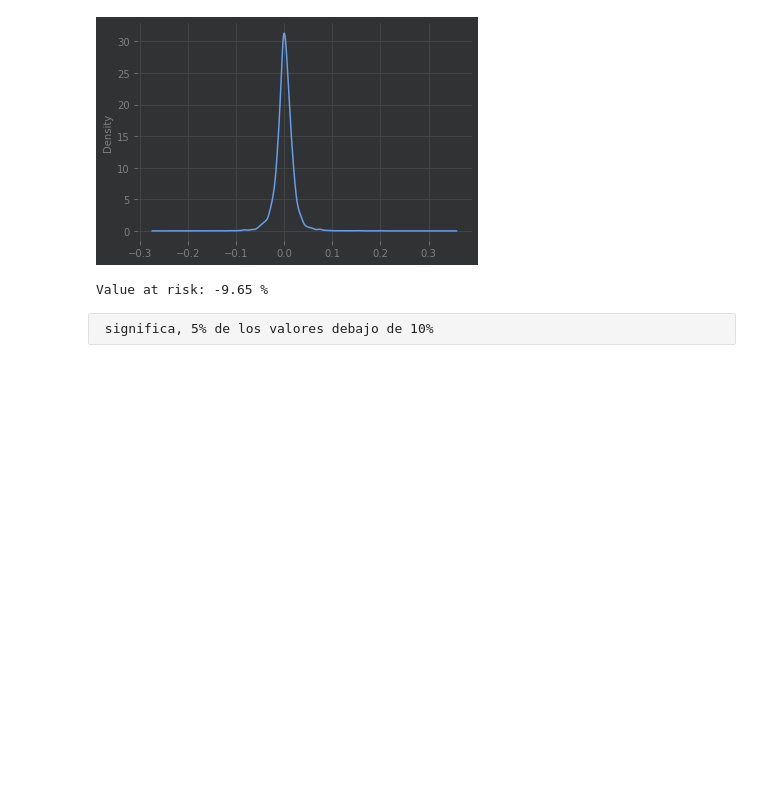
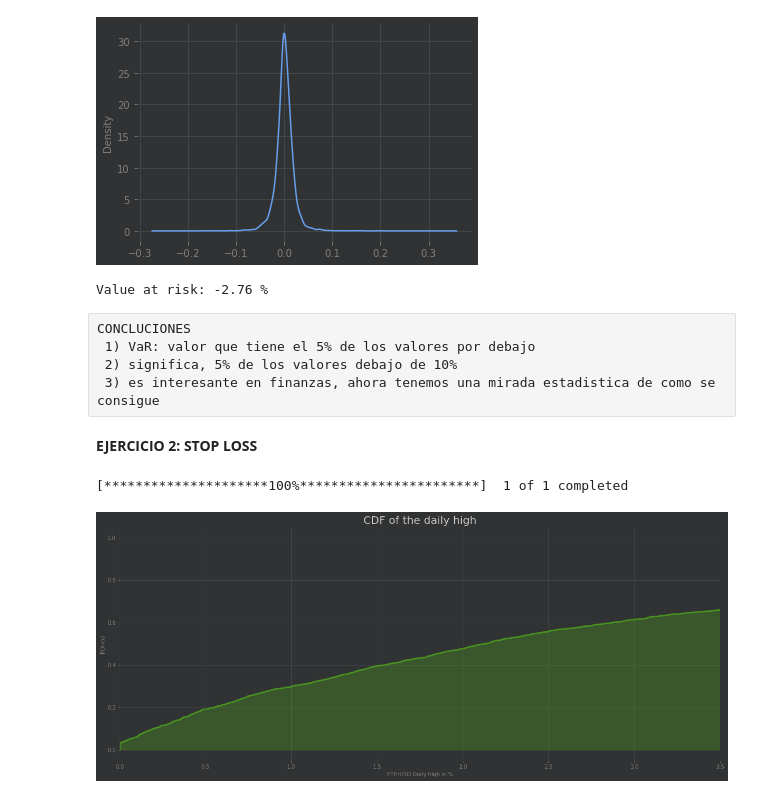
Before and after one commit to AgustinSt1990/FinanzasQuant, a Jupyter notebook: 001-Application-udemy.ipynb, the cells around one changed output. Cells and saved outputs as stored; diff of their text form; code cells hidden in the pictures; blank space fills up the shorter version.

```diff
--- a/001-Application-udemy.ipynb
+++ b/001-Application-udemy.ipynb
@@ -928,9 +916,49 @@ df['Close'].plot(kind='kde')
 <AxesSubplot:ylabel='Density'>
 [figure]
 # %%
-VaR = np.percentile(df['Close'], 0.05)*100
+VaR = np.quantile(df['Close'], 0.05)*100
 print (f'Value at risk: {"%.2f" %VaR} %')
 # %% [output]
-Value at risk: -9.65 %
+Value at risk: -2.76 %
 # %% [raw]
- significa, 5% de los valores debajo de 10%
+CONCLUCIONES
+ 1) VaR: valor que tiene el 5% de los valores por debajo
+ 2) significa, 5% de los valores debajo de 10%
+ 3) es interesante en finanzas, ahora tenemos una mirada estadistica de como se consigue
+# %% [markdown]
+**EJERCICIO 2: STOP LOSS**
+# %%
+# Import some data
+df = yf.download('ETH-USD')
+
+# Calcular la variación maxima y mínima por día
+df['high'] = (df['High']- df['Open']) / df['Open']
+df['low'] = (df['Low']- df['Open']) / df['Open']
+# %% [output]
+[*********************100%***********************]  1 of 1 completed
+# %%
+#-------------------- Preparar la data --------------------
+# Limpiar nulos y ordenarlos
+dfh = df[['high']].dropna().sort_values(by='high', ascending=True)
+
+# Weight for each value
+dfh['probability'] = 1 / len(dfh)
+
+#-------------------- Plot the graph --------------------
+# Adapt the size
+plt.figure(figsize=(20,8))
+ax = plt.axes()
+ax.set(xlabel='ETH/USD Daily high in %', ylabel='P(X<x)')
+plt.title('CDF of the daily high', size=20)
+
+# Plot the line of the CDF
+plt.plot(dfh['high']*100, dfh['probability'].cumsum(), color='#50AB1E', alpha=0.7, linewidth=3)
+
+# Plot the area of the CDF
+plt.fill_between(dfh['high']*100, dfh['probability'].cumsum(), color=['#50AB1E'], alpha=0.3)
+
+# Definir límites y mostrar
+plt.xlim([0, 3.5])
+plt.show()
+# %% [output]
+[figure, added]
```
Also changed, not shown: parts of 41 cells of this notebook, 1 other file.
